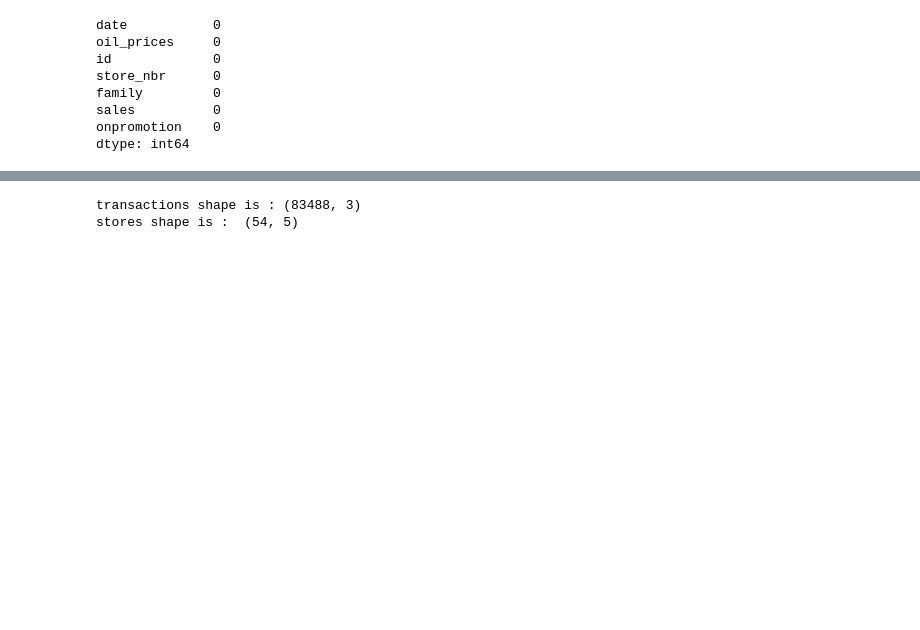
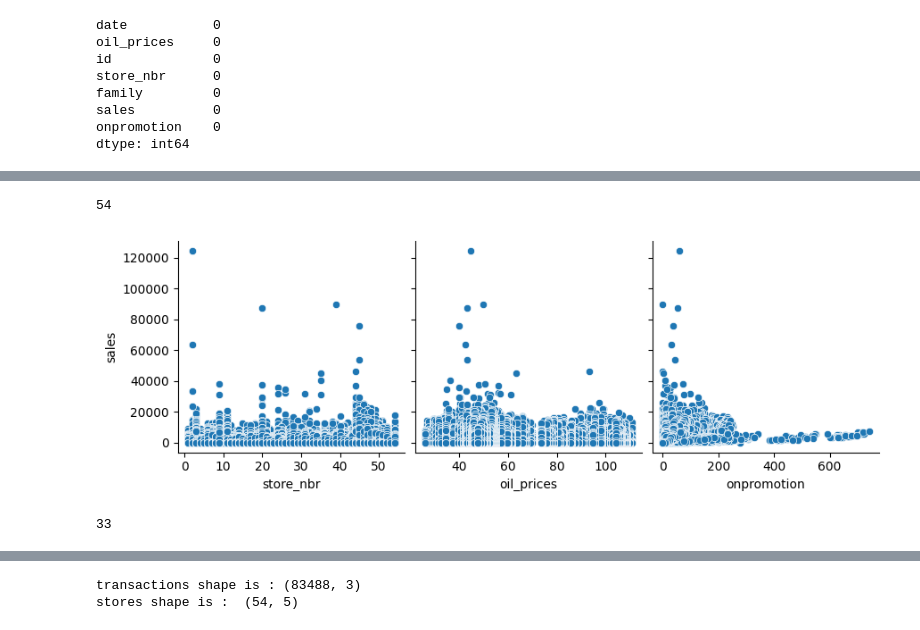
Before and after one commit to sethsot/Regression_Project, a Jupyter notebook: draft.ipynb, the cells around one changed output, grey strips where cells are left out. Saved outputs shown, nothing was run; the diff lists cells and outputs as text; code cells hidden in the pictures; blank space fills up the shorter version.

Commit message:
merge almost complete

```diff
--- a/draft.ipynb
+++ b/draft.ipynb
@@ -475,0 +480,15 @@ dtype: int64
+# %%
+merged_test['store_nbr'].nunique()
+# %% [output]
+54
+# %%
+# Pair plot between store_nbr, oil prices, and onpromotion
+
+sns.pairplot(merged_train,x_vars=['store_nbr','oil_prices','onpromotion'],y_vars=['sales'],height=3,aspect=1)
+plt.show()
+# %% [output]
+[figure, added]
+# %%
+merged_train['family'].nunique()
+# %% [output]
+33
```
Also changed, not shown: parts of 49 cells of this notebook.
